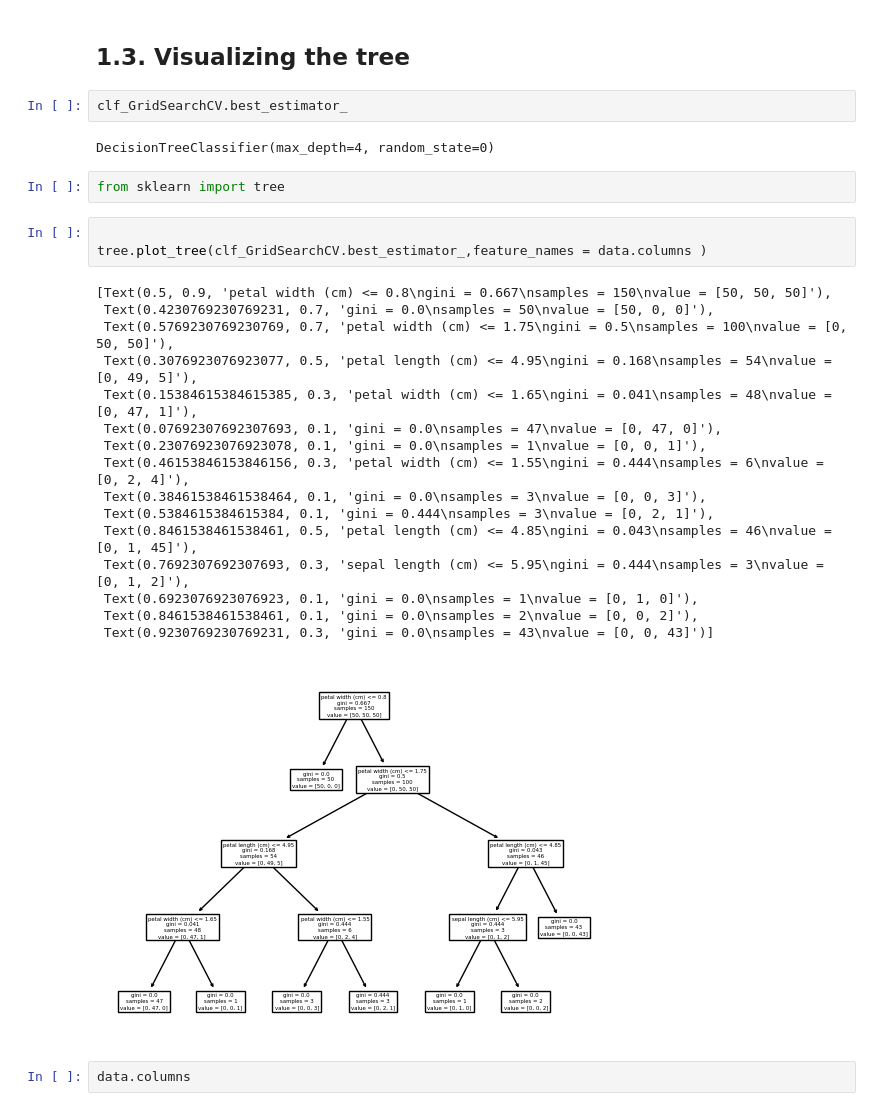
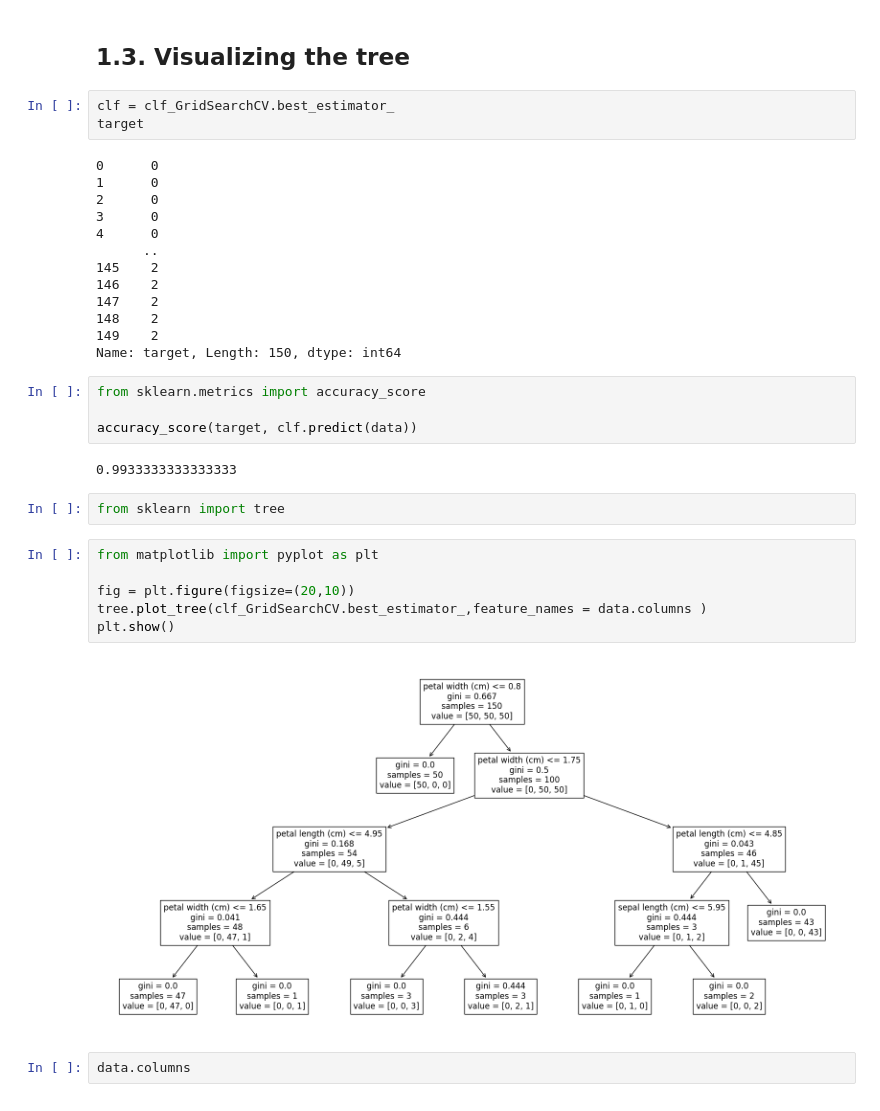
Before and after one commit to daniilprohorov/python-notebook-devcontainer, a Jupyter notebook: HIS1.ipynb, the cells around one changed output. Cells and saved outputs as stored; diff of their text form.

```diff
--- a/HIS1.ipynb
+++ b/HIS1.ipynb
@@ -66,32 +69,38 @@ clf_GridSearchCV.best_params_
 {'max_depth': 4}
 # %% [markdown]
 ## 1.3. Visualizing the tree
-# %%
-clf_GridSearchCV.best_estimator_
-# %% [output]
-DecisionTreeClassifier(max_depth=4, random_state=0)
+# %%
+clf = clf_GridSearchCV.best_estimator_
+target
+# %% [output]
+0      0
+1      0
+2      0
+3      0
+4      0
+      ..
+145    2
+146    2
+147    2
+148    2
+149    2
+Name: target, Length: 150, dtype: int64
+# %%
+from sklearn.metrics import accuracy_score
+
+accuracy_score(target, clf.predict(data))
+# %% [output]
+0.9933333333333333
 # %%
 from sklearn import tree
 # %%
+from matplotlib import pyplot as plt
 
+fig = plt.figure(figsize=(20,10))
 tree.plot_tree(clf_GridSearchCV.best_estimator_,feature_names = data.columns )
+plt.show()
 # %% [output]
-[Text(0.5, 0.9, 'petal width (cm) <= 0.8\ngini = 0.667\nsamples = 150\nvalue = [50, 50, 50]'),
- Text(0.4230769230769231, 0.7, 'gini = 0.0\nsamples = 50\nvalue = [50, 0, 0]'),
- Text(0.5769230769230769, 0.7, 'petal width (cm) <= 1.75\ngini = 0.5\nsamples = 100\nvalue = [0, 50, 50]'),
- Text(0.3076923076923077, 0.5, 'petal length (cm) <= 4.95\ngini = 0.168\nsamples = 54\nvalue = [0, 49, 5]'),
- Text(0.15384615384615385, 0.3, 'petal width (cm) <= 1.65\ngini = 0.041\nsamples = 48\nvalue = [0, 47, 1]'),
- Text(0.07692307692307693, 0.1, 'gini = 0.0\nsamples = 47\nvalue = [0, 47, 0]'),
- Text(0.23076923076923078, 0.1, 'gini = 0.0\nsamples = 1\nvalue = [0, 0, 1]'),
- Text(0.46153846153846156, 0.3, 'petal width (cm) <= 1.55\ngini = 0.444\nsamples = 6\nvalue = [0, 2, 4]'),
- Text(0.38461538461538464, 0.1, 'gini = 0.0\nsamples = 3\nvalue = [0, 0, 3]'),
- Text(0.5384615384615384, 0.1, 'gini = 0.444\nsamples = 3\nvalue = [0, 2, 1]'),
- Text(0.8461538461538461, 0.5, 'petal length (cm) <= 4.85\ngini = 0.043\nsamples = 46\nvalue = [0, 1, 45]'),
- Text(0.7692307692307693, 0.3, 'sepal length (cm) <= 5.95\ngini = 0.444\nsamples = 3\nvalue = [0, 1, 2]'),
- Text(0.6923076923076923, 0.1, 'gini = 0.0\nsamples = 1\nvalue = [0, 1, 0]'),
- Text(0.8461538461538461, 0.1, 'gini = 0.0\nsamples = 2\nvalue = [0, 0, 2]'),
- Text(0.9230769230769231, 0.3, 'gini = 0.0\nsamples = 43\nvalue = [0, 0, 43]')]
-[figure, old version]
+[figure, new version]
 # %%
 data.columns
 # %% [output]
```
Also changed, not shown: parts of 11 cells of this notebook, 6 other files.
